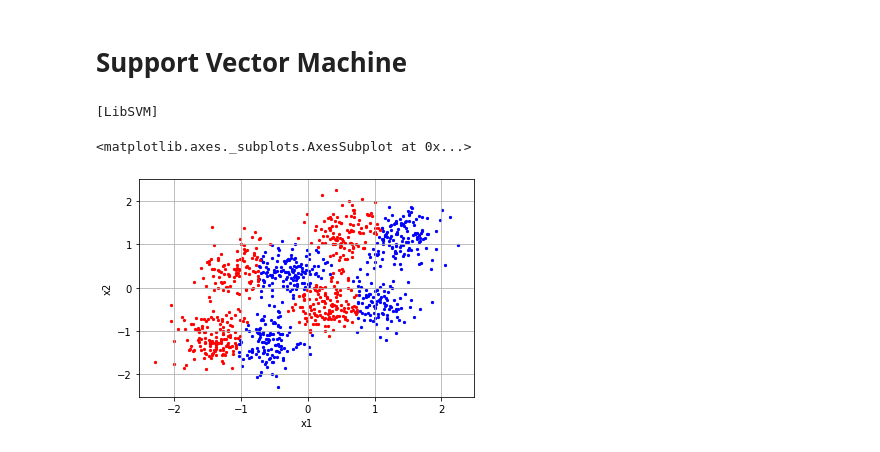
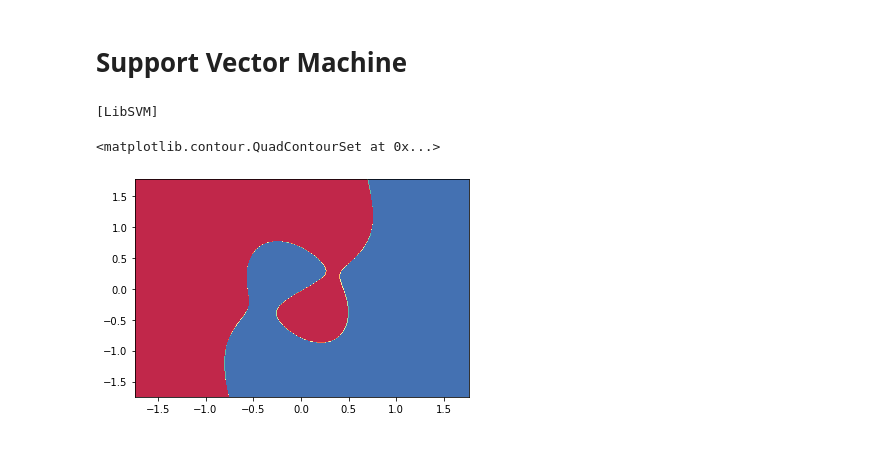
Before and after one commit to ito-rafael/IA006C-MachineLearning, a Jupyter notebook: efc3/notebooks/SVM.ipynb, the cells around one changed output. Drawn from its saved outputs; the diff is of its cells as text; code cells hidden in the pictures.

Commit message:
EFC3: decision regions plot function updated

```diff
--- a/efc3/notebooks/SVM.ipynb
+++ b/efc3/notebooks/SVM.ipynb
@@ -113,9 +113,12 @@ def plot_decision_regions(X, model):
     #----------------------------
     # create grid
     #steps = 4096
-    steps = 1000
-    x1_span = np.linspace(x1_min, x1_max, steps)
-    x2_span = np.linspace(x2_min, x2_max, steps)
+    step = 0.01
+    #x1_span = np.linspace(x1_min, x1_max, steps)
+    #x2_span = np.linspace(x2_min, x2_max, steps)
+    #xx1, xx2 = np.meshgrid(x1_span, x2_span)
+    x1_span = np.arange(x1_min, x1_max, step)
+    x2_span = np.arange(x2_min, x2_max, step)
     xx1, xx2 = np.meshgrid(x1_span, x2_span)
     # convert to 1-D array and concatenate them
     xx1_f = xx1.flatten()
@@ -123,7 +126,7 @@ def plot_decision_regions(X, model):
     points = np.c_[xx1_f, xx2_f]
     #----------------------------
     # plot decision regions
-    y = clf.predict(points)
+    y = model.predict(points)
     y = y.reshape(xx1.shape)
     ax = plt.contourf(xx1, xx2, y, cmap=plt.cm.Spectral)
     return ax
@@ -139,18 +142,19 @@ rbf_svc = SVC(kernel='rbf')
 # %%
 rbf_svc = SVC(
     C = 1,
     kernel='rbf',
     gamma = 'scale',
     tol = 1e-4,
     #random_state = 42,
     verbose=True,
 )
 
 rbf_svc.fit(X, y)
 
 y_predict = rbf_svc.predict(X)
-plot_data(X_raw, y_predict)
+#plot_data(X_raw, y_predict)
+plot_decision_regions(Xval, rbf_svc)
 # %% [output]
 [LibSVM]
-<matplotlib.axes._subplots.AxesSubplot at 0x...>
+<matplotlib.contour.QuadContourSet at 0x...>
-[figure, old version]
+[figure, new version]
```
Also changed, not shown: parts of 7 cells of this notebook, 1 other file.
